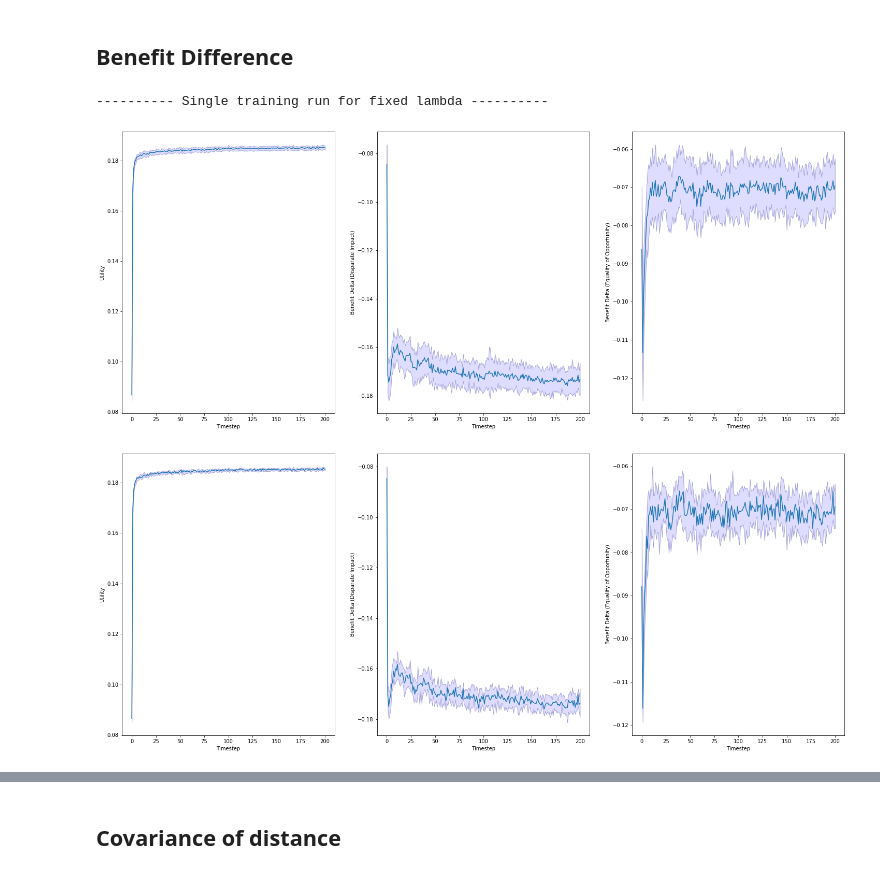
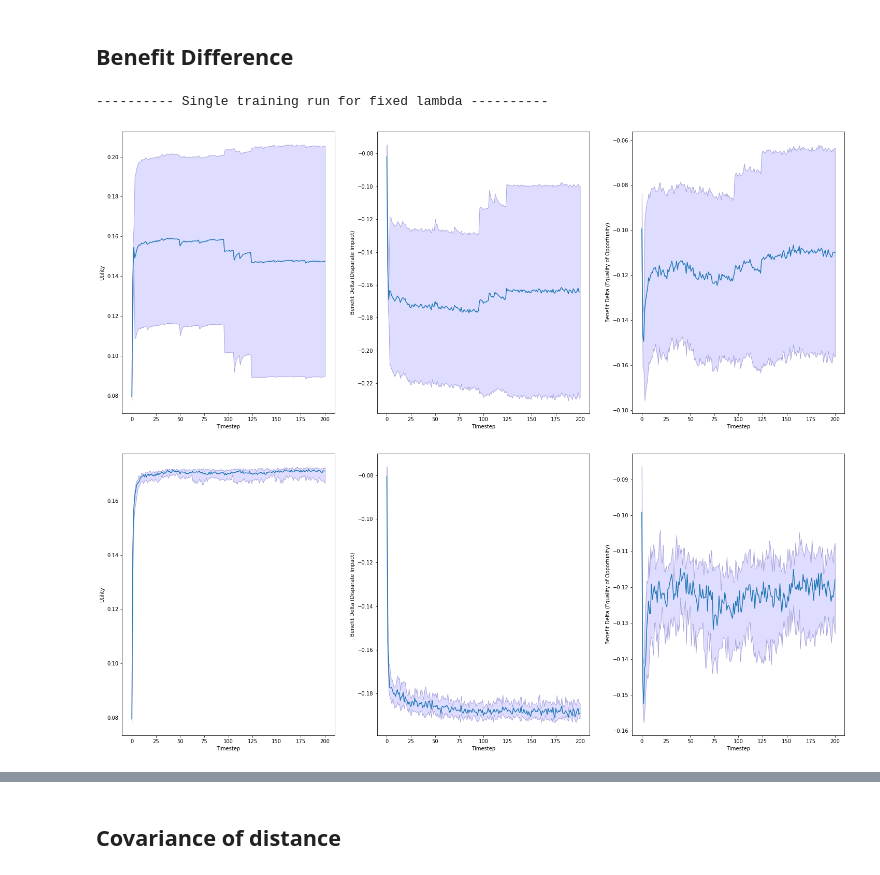
Before and after one commit to floydkretschmar/master-thesis, a Jupyter notebook: exp/010-benefit-difference-vs-covariance.ipynb, the cells around one changed output, grey strips where cells are left out. Cells and saved outputs as stored; diff of their text form; code cells hidden in the pictures.

```diff
--- a/exp/010-benefit-difference-vs-covariance.ipynb
+++ b/exp/010-benefit-difference-vs-covariance.ipynb
@@ -19,12 +19,5 @@ from src.distribution import SplitDistribution, UncalibratedScore
 # %%
-def calc_benefit(**fairness_kwargs):
-    policy = fairness_kwargs["policy"]
-    x = fairness_kwargs["x"]
-    s = fairness_kwargs["s"]
-    y = fairness_kwargs["y"]
-    decisions = fairness_kwargs["decisions"]
-    ips_weights = fairness_kwargs["ips_weights"]
-
+def calc_benefit(decisions, y, ips_weights):
     benefit = demographic_parity(decisions=decisions, y=y)
 
     if ips_weights is not None:
@@ -36,19 +29,24 @@ def fairness_gradient_function(**fairness_kwargs):
     policy = fairness_kwargs["policy"]
     x = fairness_kwargs["x"]
     s = fairness_kwargs["s"]
-    benefit = calc_benefit(**fairness_kwargs)
+    y = fairness_kwargs["y"]
+    decisions = fairness_kwargs["decisions"]
+    ips_weights = fairness_kwargs["ips_weights"]
+    benefit = calc_benefit(decisions, y, ips_weights)
 
-    log_gradient = policy._log_policy_gradient(x, s)
+    log_gradient = policy.log_policy_gradient(x, s)
     benefit_grad = log_gradient * benefit
 
-    return policy._mean_difference(benefit_grad, s)
+    return mean_difference(benefit_grad, s)
 
 def fairness_function(**fairness_kwargs):
-    policy = fairness_kwargs["policy"]
     s = fairness_kwargs["s"]
-    benefit = calc_benefit(**fairness_kwargs)
+    y = fairness_kwargs["y"]
+    decisions = fairness_kwargs["decisions"]
+    ips_weights = fairness_kwargs["ips_weights"]
+    benefit = calc_benefit(decisions, y, ips_weights)
 
-    return policy._mean_difference(benefit, s)
+    return mean_difference(benefit, s)
 # %% [markdown]
 ## Benefit Difference
 # %%
@@ -89,16 +87,16 @@ training_parameters = {
 }
 # %%
 training_parameters["experiment_name"] = "exp-010-uncalibrated-over-time"
-training_parameters["model"]["initial_lambda"] = 0.0
+training_parameters["model"]["initial_lambda"] = 0.5
 
 statistics, _, run_path = train(training_parameters, iterations=30, asynchronous=True)
 
 plot_mean(statistics, "{}/results_mean_time.png".format(run_path))
 plot_median(statistics, "{}/results_median_time.png".format(run_path))
 # %% [output]
 ---------- Single training run for fixed lambda ----------
-[figure, old version]
+[figure, new version]
-[figure, old version]
+[figure, new version]
 # %%
 training_parameters["experiment_name"] = "exp-010-uncalibrated-over-lambdas"
 lambdas = np.logspace(-2, 1, base=10, endpoint=True, num=20)
```
Also changed, not shown: parts of 12 cells of this notebook, 2 other files.
